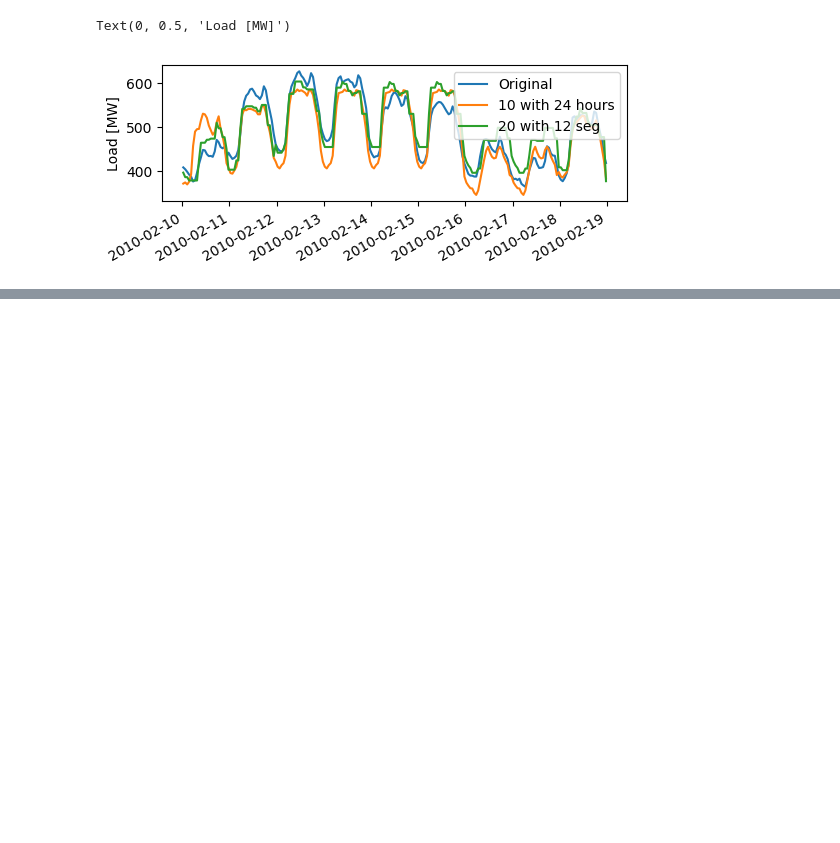
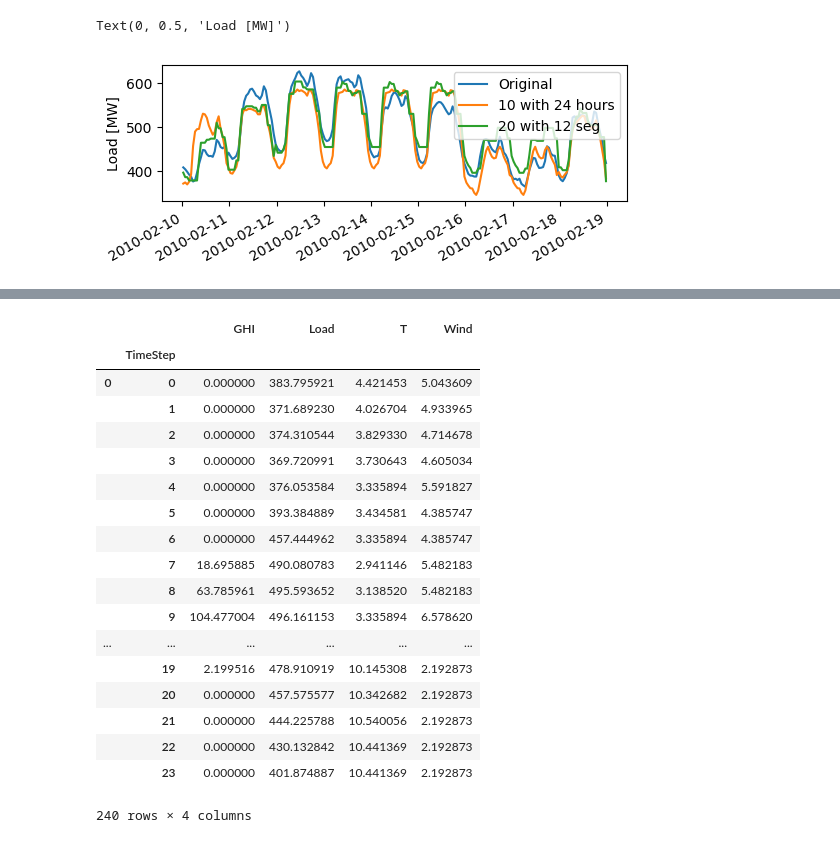
Before and after one commit to FZJ-IEK3-VSA/tsam, a Jupyter notebook: examples/aggregation_segmentation.ipynb, the cells around one changed output, grey strips where cells are left out. Drawn from its saved outputs; the diff is of its cells as text; code cells hidden in the pictures; blank space fills up the shorter version.

```diff
--- a/examples/aggregation_segmentation.ipynb
+++ b/examples/aggregation_segmentation.ipynb
@@ -124,0 +200,22 @@ Text(0, 0.5, 'Load [MW]')
+# %%
+aggregation.createTypicalPeriods()
+# %% [output]
+|  |  | GHI | Load | T | Wind |
+|  | TimeStep |  |  |  |  |
+| 0 | 0 | 0.000000 | 383.795921 | 4.421453 | 5.043609 |
+|  | 1 | 0.000000 | 371.689230 | 4.026704 | 4.933965 |
+|  | 2 | 0.000000 | 374.310544 | 3.829330 | 4.714678 |
+|  | 3 | 0.000000 | 369.720991 | 3.730643 | 4.605034 |
+|  | 4 | 0.000000 | 376.053584 | 3.335894 | 5.591827 |
+|  | 5 | 0.000000 | 393.384889 | 3.434581 | 4.385747 |
+|  | 6 | 0.000000 | 457.444962 | 3.335894 | 4.385747 |
+|  | 7 | 18.695885 | 490.080783 | 2.941146 | 5.482183 |
+|  | 8 | 63.785961 | 495.593652 | 3.138520 | 5.482183 |
+|  | 9 | 104.477004 | 496.161153 | 3.335894 | 6.578620 |
+| ... | ... | ... | ... | ... | ... |
+|  | 19 | 2.199516 | 478.910919 | 10.145308 | 2.192873 |
+|  | 20 | 0.000000 | 457.575577 | 10.342682 | 2.192873 |
+|  | 21 | 0.000000 | 444.225788 | 10.540056 | 2.192873 |
+|  | 22 | 0.000000 | 430.132842 | 10.441369 | 2.192873 |
+|  | 23 | 0.000000 | 401.874887 | 10.441369 | 2.192873 |
+240 rows × 4 columns
```
Also changed, not shown: parts of 13 cells of this notebook, 2 other files.
